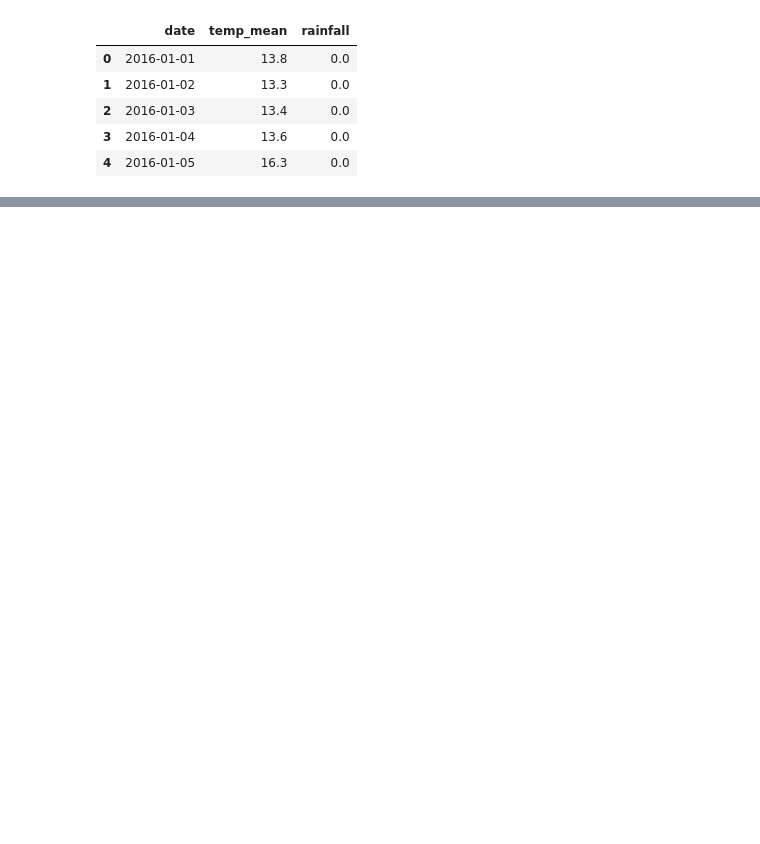
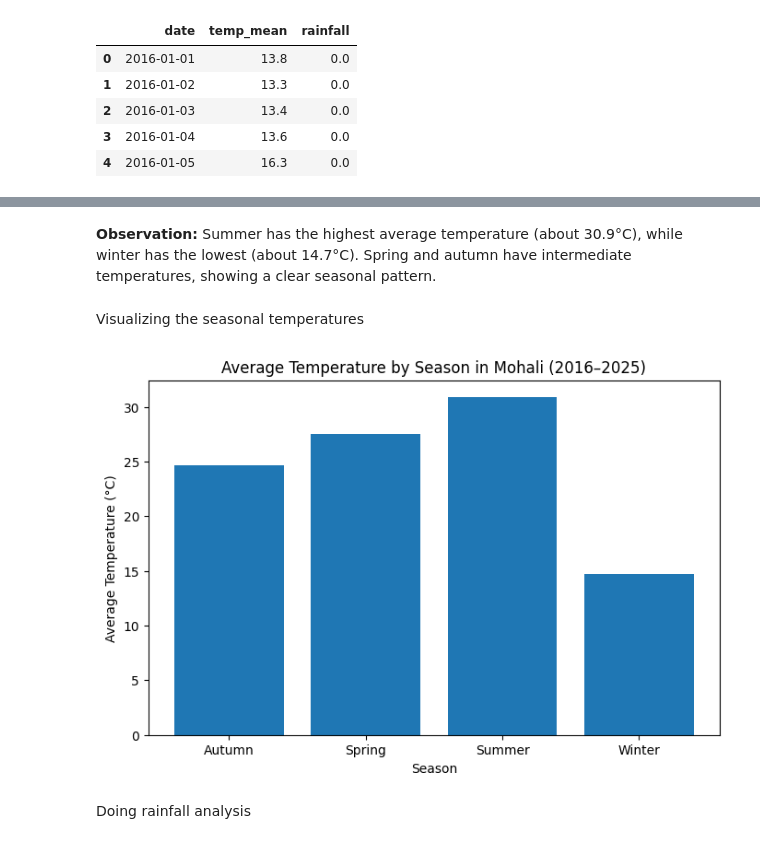
Before and after one commit to Aditi09-20/Weather_Data_Analysis_and_Forecasting, a Jupyter notebook: notebooks/weather_analysis.ipynb, the cells around one changed output, grey strips where cells are left out. Cells and saved outputs as stored; diff of their text form; code cells hidden in the pictures; blank space fills up the shorter version.

```diff
--- a/notebooks/weather_analysis.ipynb
+++ b/notebooks/weather_analysis.ipynb
@@ -130,0 +271,18 @@ df[["date", "temp_mean", "rainfall"]].head()
+# %%
+season_map = {
+    12: "Winter",
+    1: "Winter",
+    2: "Winter",
+    3: "Spring",
+    4: "Spring",
+    5: "Spring",
+    6: "Summer",
+    7: "Summer",
+    8: "Summer",
+    9: "Autumn",
+    10: "Autumn",
+    11: "Autumn"
+}
+
+df["season"] = df["month"].map(season_map)
+df[["date", "month", "season"]].head(15)
@@ -130,0 +308,3 @@ df[["date", "temp_mean", "rainfall"]].head()
+# %%
+seasonal_temp = df.groupby("season")["temp_mean"].mean()
+seasonal_temp
@@ -130,0 +319,17 @@ df[["date", "temp_mean", "rainfall"]].head()
+# %% [markdown]
+**Observation:** Summer has the highest average temperature (about 30.9°C), while winter has the lowest (about 14.7°C). Spring and autumn have intermediate temperatures, showing a clear seasonal pattern.
+# %% [markdown]
+Visualizing the seasonal temperatures
+# %%
+plt.figure(figsize=(8, 5))
+
+plt.bar(seasonal_temp.index, seasonal_temp.values)
+
+plt.xlabel("Season")
+plt.ylabel("Average Temperature (°C)")
+plt.title("Average Temperature by Season in Mohali (2016–2025)")
+plt.show()
+# %% [output]
+[figure, added]
+# %% [markdown]
+Doing rainfall analysis
```
Also changed, not shown: parts of 39 cells of this notebook.
